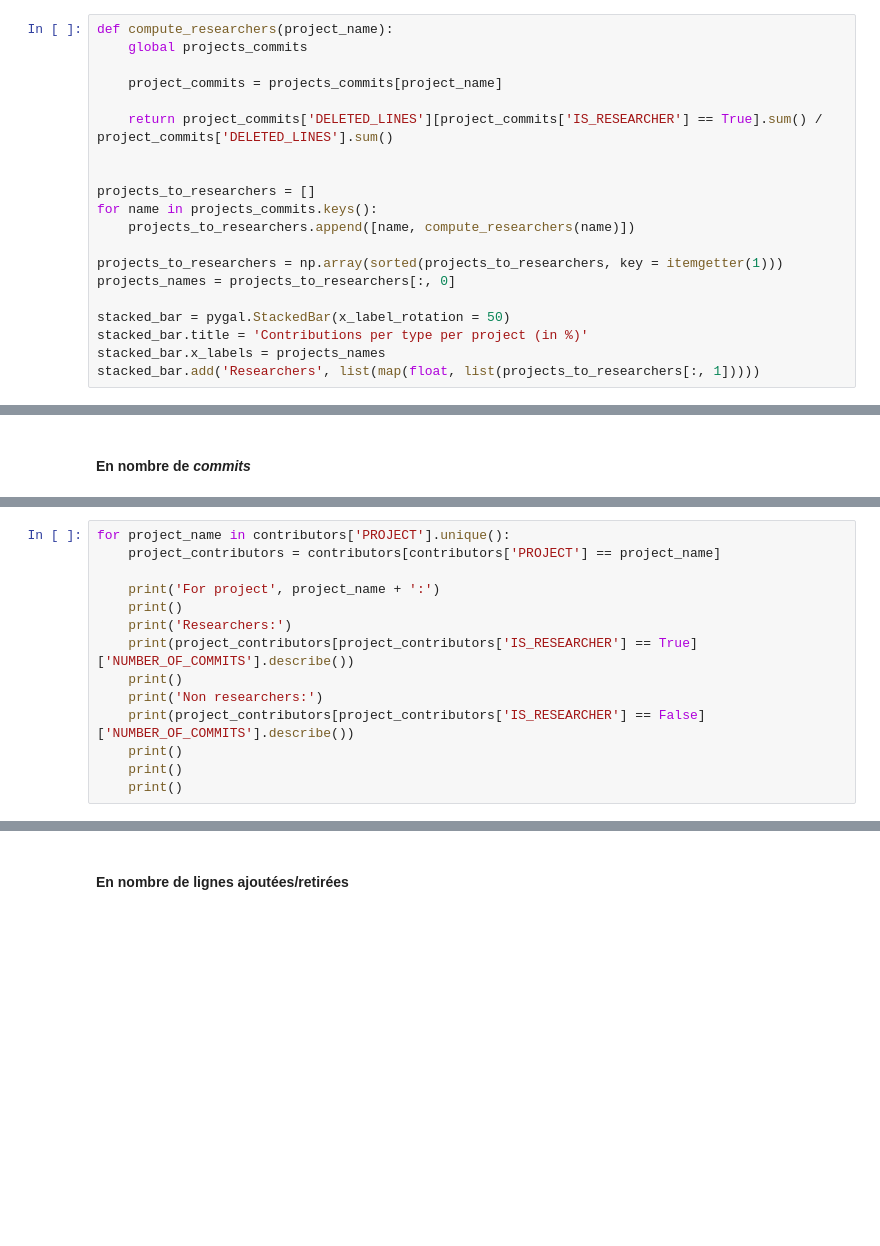
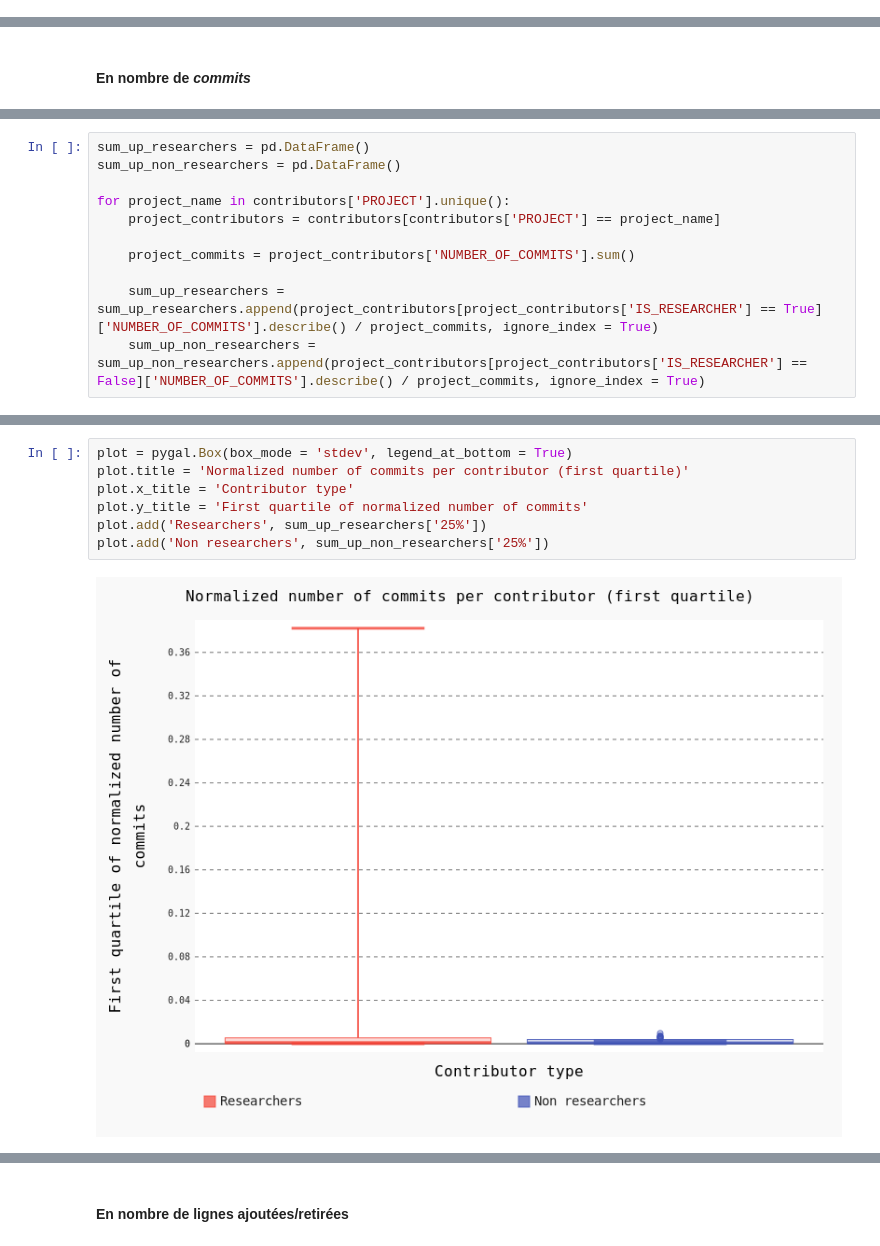
Before and after one commit to AntoineAube/commit-classification, a Jupyter notebook: researchers-contributors/are-these-projects-made-by-researchers.ipynb, the cells around one changed output, grey strips where cells are left out. Drawn from its saved outputs; the diff is of its cells as text; blank space fills up the shorter version.

```diff
--- a/researchers-contributors/are-these-projects-made-by-researchers.ipynb
+++ b/researchers-contributors/are-these-projects-made-by-researchers.ipynb
@@ -230,20 +235,0 @@ bar.add('Researchers', list(map(float, list(projects_to_researchers[:, 1]))))
-# %%
-def compute_researchers(project_name):
-    global projects_commits
-
-    project_commits = projects_commits[project_name]
-
-    return project_commits['DELETED_LINES'][project_commits['IS_RESEARCHER'] == True].sum() / project_commits['DELETED_LINES'].sum()
-
-
-projects_to_researchers = []
-for name in projects_commits.keys():
-    projects_to_researchers.append([name, compute_researchers(name)])
-
-projects_to_researchers = np.array(sorted(projects_to_researchers, key = itemgetter(1)))
-projects_names = projects_to_researchers[:, 0]
-
-stacked_bar = pygal.StackedBar(x_label_rotation = 50)
-stacked_bar.title = 'Contributions per type per project (in %)'
-stacked_bar.x_labels = projects_names
-stacked_bar.add('Researchers', list(map(float, list(projects_to_researchers[:, 1]))))
@@ -316,14 +311,11 @@ contributors.sample(3)
 # %%
+sum_up_researchers = pd.DataFrame()
+sum_up_non_researchers = pd.DataFrame()
+
 for project_name in contributors['PROJECT'].unique():
     project_contributors = contributors[contributors['PROJECT'] == project_name]
 
-    print('For project', project_name + ':')
-    print()
-    print('Researchers:')
-    print(project_contributors[project_contributors['IS_RESEARCHER'] == True]['NUMBER_OF_COMMITS'].describe())
-    print()
-    print('Non researchers:')
-    print(project_contributors[project_contributors['IS_RESEARCHER'] == False]['NUMBER_OF_COMMITS'].describe())
-    print()
-    print()
-    print()
+    project_commits = project_contributors['NUMBER_OF_COMMITS'].sum()
+
+    sum_up_researchers = sum_up_researchers.append(project_contributors[project_contributors['IS_RESEARCHER'] == True]['NUMBER_OF_COMMITS'].describe() / project_commits, ignore_index = True)
+    sum_up_non_researchers = sum_up_non_researchers.append(project_contributors[project_contributors['IS_RESEARCHER'] == False]['NUMBER_OF_COMMITS'].describe() / project_commits, ignore_index = True)
@@ -347,0 +331,9 @@ Name: NUMBER_OF_COMMITS, dtype: float64
+# %%
+plot = pygal.Box(box_mode = 'stdev', legend_at_bottom = True)
+plot.title = 'Normalized number of commits per contributor (first quartile)'
+plot.x_title = 'Contributor type'
+plot.y_title = 'First quartile of normalized number of commits'
+plot.add('Researchers', sum_up_researchers['25%'])
+plot.add('Non researchers', sum_up_non_researchers['25%'])
+# %% [output]
+[figure, added]
```
Also changed, not shown: parts of 23 cells of this notebook, 5 other files.
